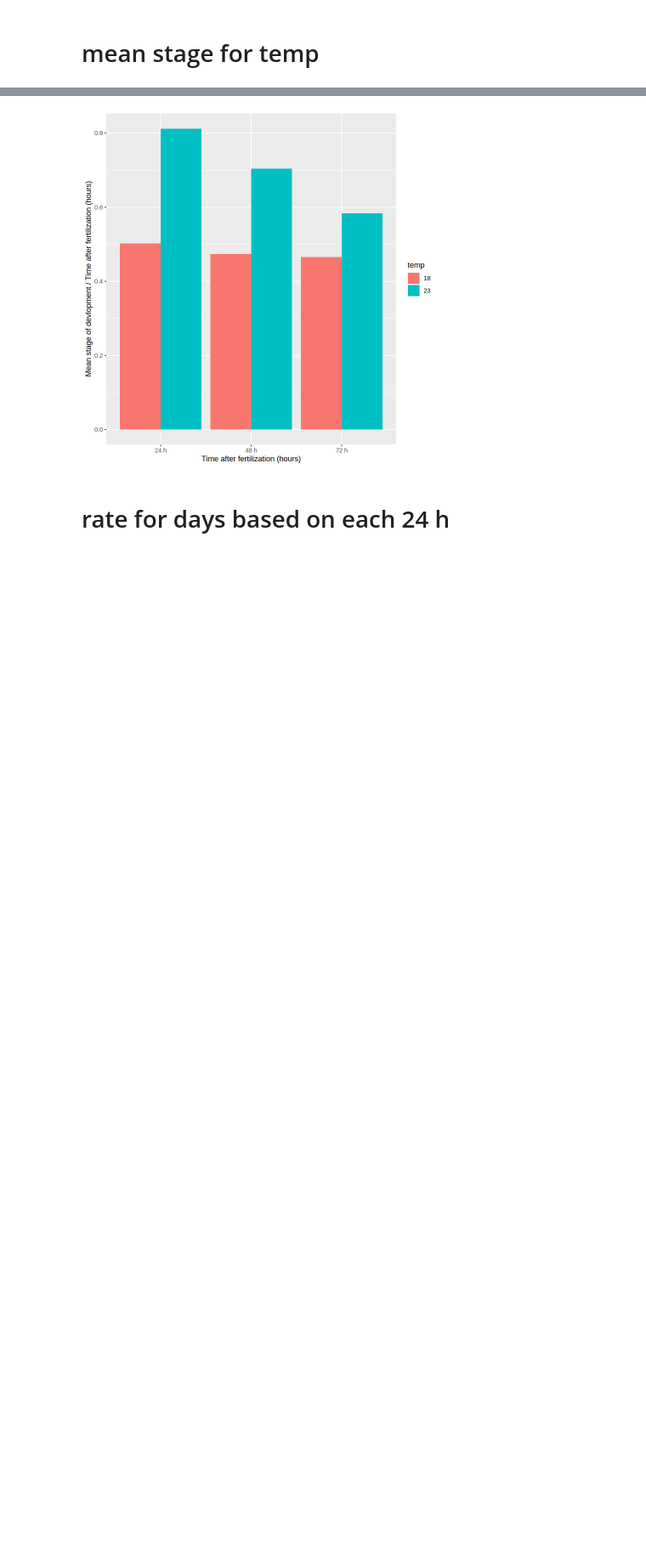
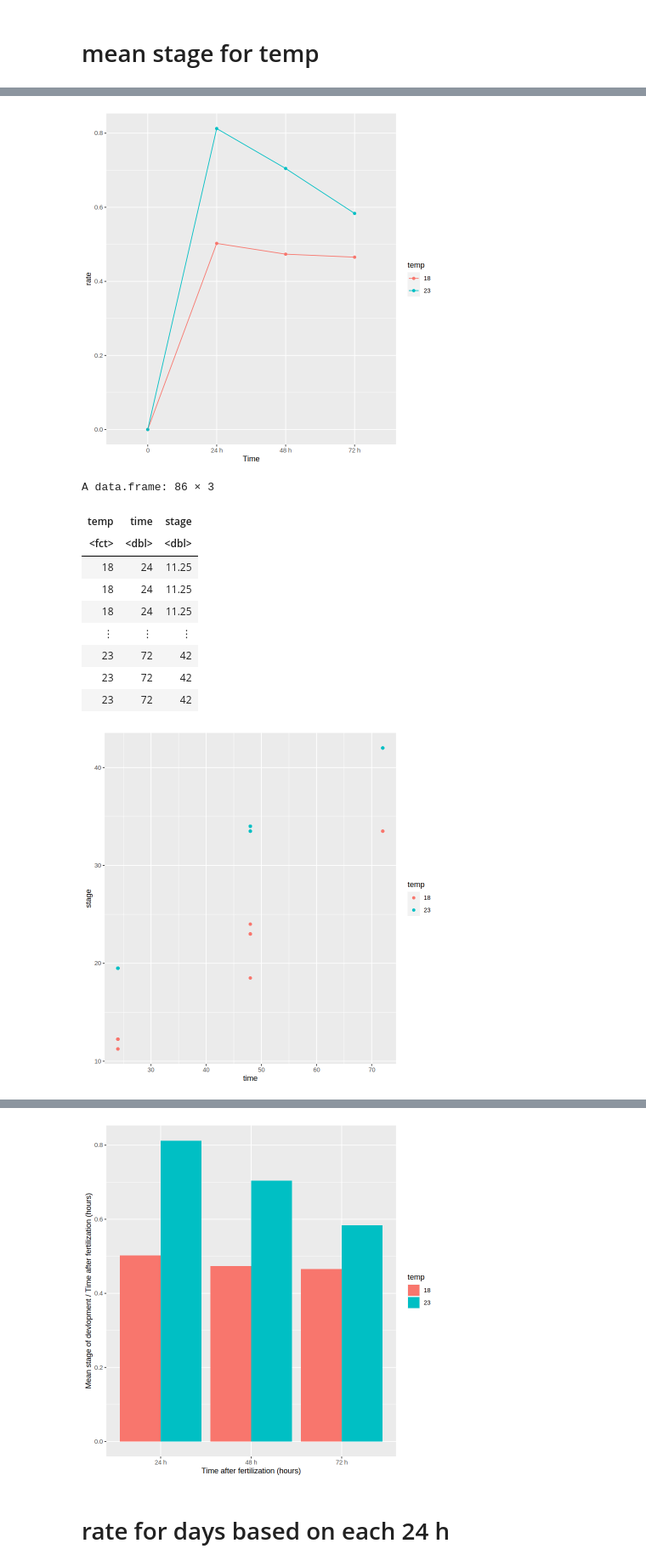
Before and after one commit to kiarashbahari/frog, a Jupyter notebook: developmental_rate.ipynb, the cells around one changed output, grey strips where cells are left out. Shown at 85% size. Cells and saved outputs as stored; diff of their text form; code cells hidden in the pictures; blank space fills up the shorter version.

```diff
--- a/developmental_rate.ipynb
+++ b/developmental_rate.ipynb
@@ -190,0 +254,17 @@ A data.frame: 6 × 4
+# %%
+ggplot(df3, aes(x=Time, y=rate, group=temp, color=temp))+
+geom_point()+
+geom_line()
+# %% [output]
+[figure, added]
+A data.frame: 86 × 3
+| temp | time | stage |
+| <fct> | <dbl> | <dbl> |
+| 18 | 24 | 11.25 |
+| 18 | 24 | 11.25 |
+| 18 | 24 | 11.25 |
+| ⋮ | ⋮ | ⋮ |
+| 23 | 72 | 42 |
+| 23 | 72 | 42 |
+| 23 | 72 | 42 |
+[figure, added]
```
Also changed, not shown: parts of 36 cells of this notebook, 3 other files.
